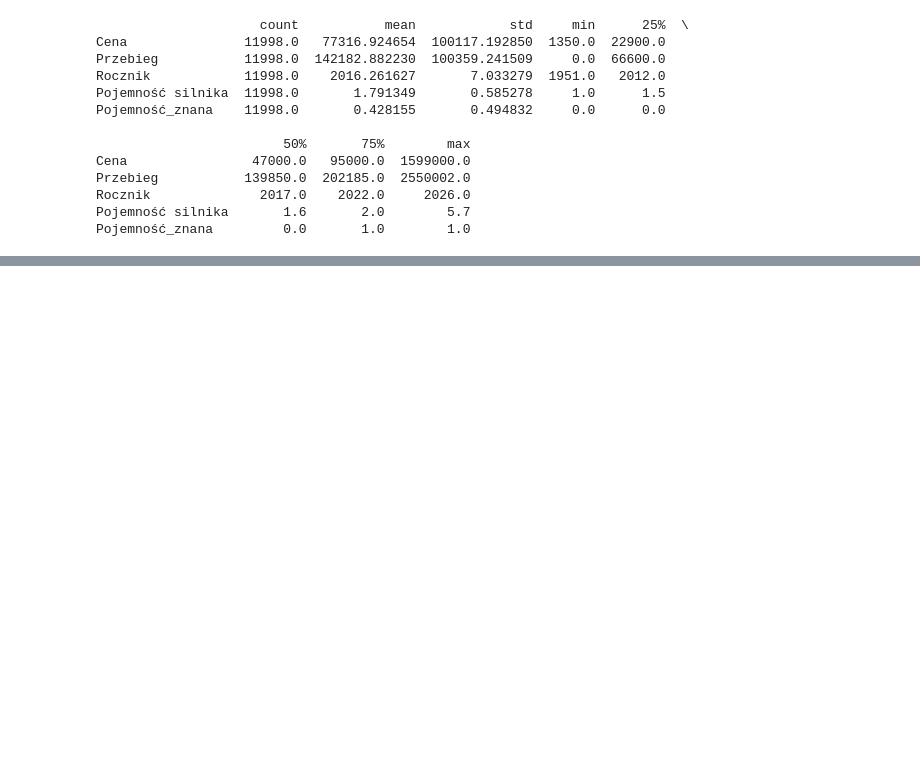
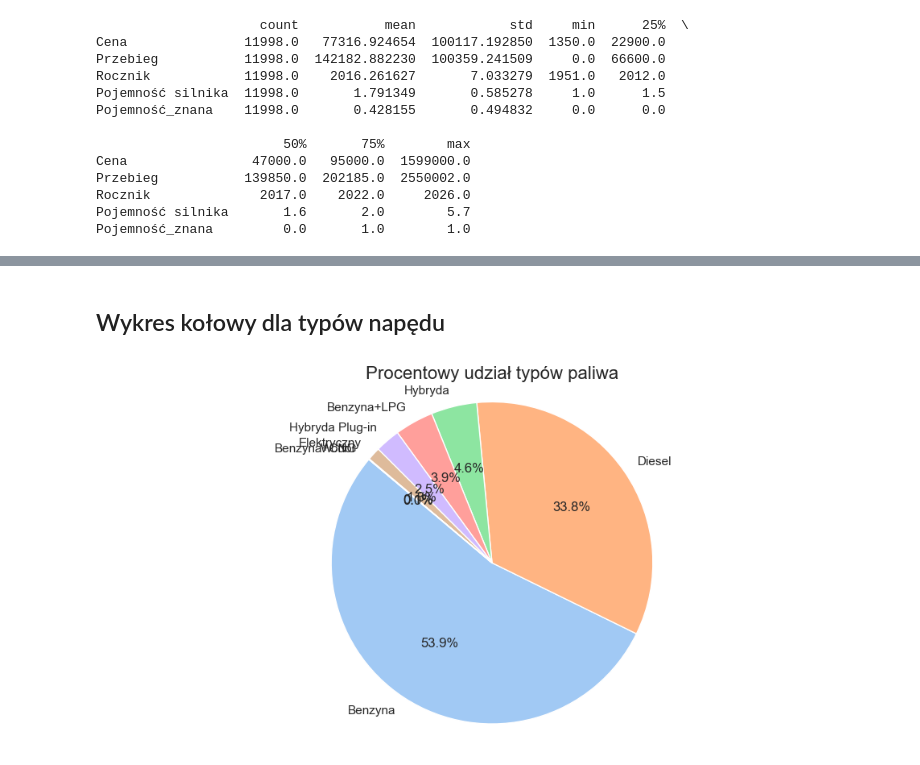
Before and after one commit to Maxik121/Otomoto-Data-Analysis, a Jupyter notebook: EDA_data proccessing.ipynb, the cells around one changed output, grey strips where cells are left out. Saved outputs shown, nothing was run; the diff lists cells and outputs as text; code cells hidden in the pictures; blank space fills up the shorter version.

```diff
--- a/EDA_data proccessing.ipynb
+++ b/EDA_data proccessing.ipynb
@@ -193,0 +250,12 @@ Pojemność_znana         0.0       1.0        1.0
+# %% [markdown]
+## Wykres kołowy dla typów napędu
+# %%
+plt.figure(figsize=(10, 5))
+fuel_counts = data['Paliwo'].value_counts()
+plt.pie(fuel_counts, labels=fuel_counts.index, autopct='%1.1f%%', startangle=140, colors=sns.color_palette('pastel'))
+plt.title('Procentowy udział typów paliwa', fontsize=16)
+plt.axis('equal')
+plt.tight_layout()
+plt.show()
+# %% [output]
+[figure, added]
```
Also changed, not shown: parts of 19 cells of this notebook, 1 other file.
